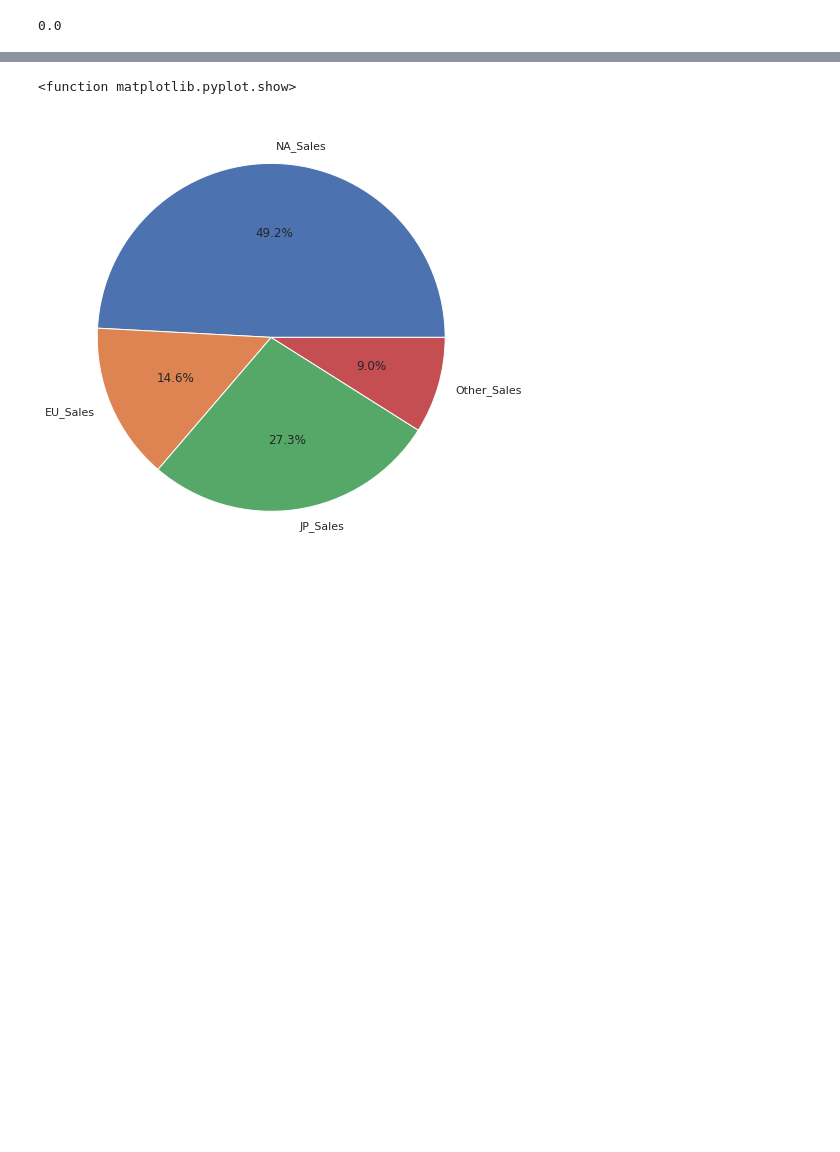
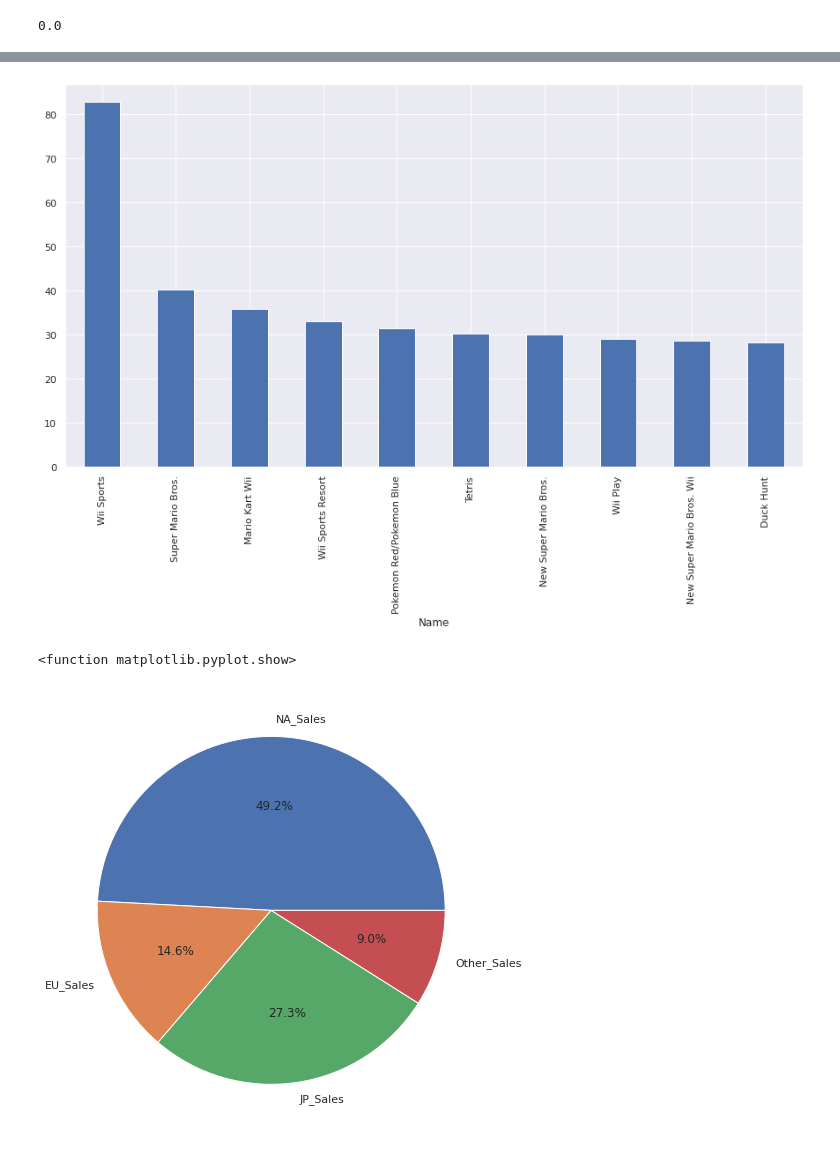
Before and after one commit to hsaurs/Projects, a Jupyter notebook: AI_06_유형석_Project1.ipynb, the cells around one changed output, grey strips where cells are left out. Saved outputs shown, nothing was run; the diff lists cells and outputs as text; code cells hidden in the pictures; blank space fills up the shorter version.

```diff
--- a/AI_06_유형석_Project1.ipynb
+++ b/AI_06_유형석_Project1.ipynb
@@ -218,0 +229,5 @@ Index(['NA_Sales', 'EU_Sales', 'JP_Sales'], dtype='object')
+# %%
+df10['Total_Sales'].plot.bar()
+plt.show()
+# %% [output]
+[figure, added]
```
Also changed, not shown: parts of 16 cells of this notebook.
